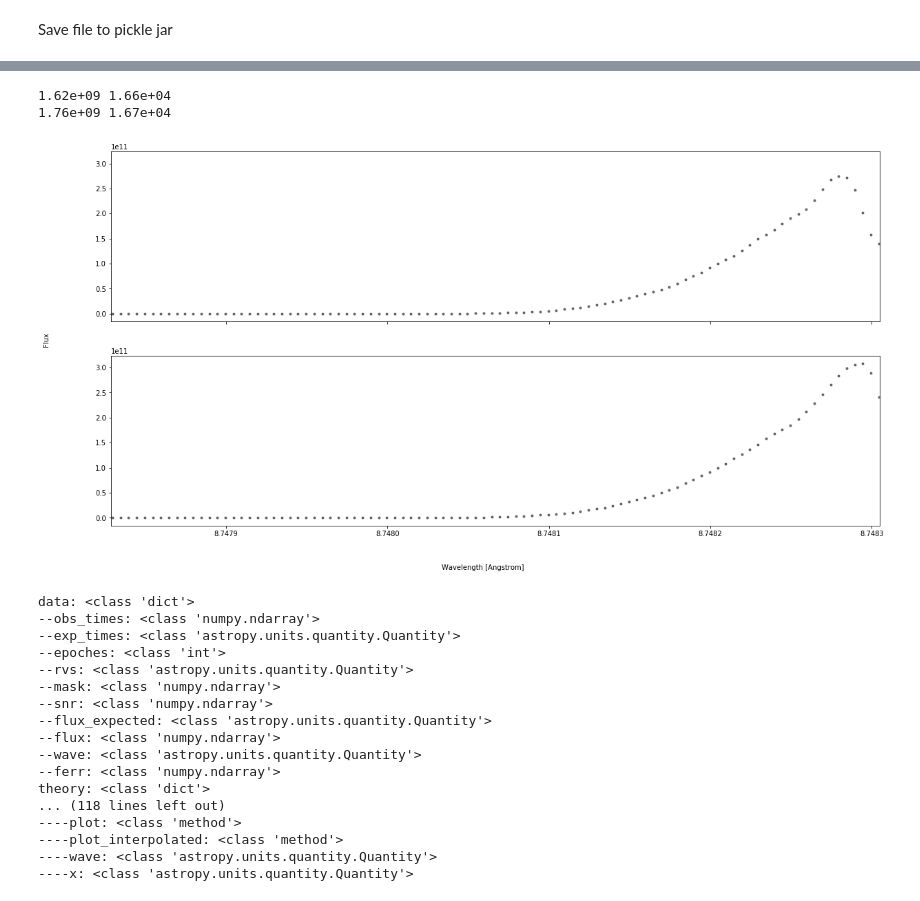
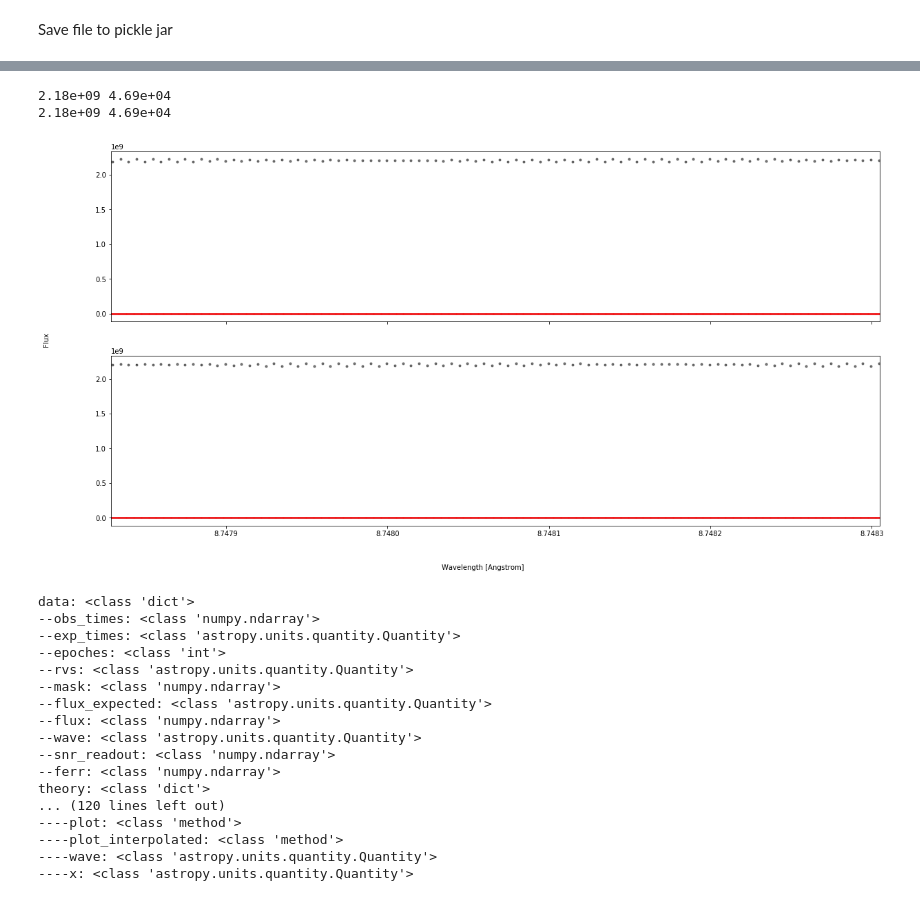
Before and after one commit to mdd423/WobbleSim, a Jupyter notebook: notebooks/00-intro.ipynb, the cells around one changed output, grey strips where cells are left out. Saved outputs shown, nothing was run; the diff lists cells and outputs as text; code cells hidden in the pictures.

```diff
--- a/notebooks/00-intro.ipynb
+++ b/notebooks/00-intro.ipynb
@@ -53,7 +63,7 @@ tend   = tstart + 180 * u.day
 night_grid = simulacra.star.get_night_grid(loc,tstart,tend,steps_per_night=5)
 possible_times, airmass = simulacra.star.get_realistic_times(target,loc,night_grid)
 # %%
-epoches = 2
+epoches = 3
 # %% [markdown]
 Now we selected some random sample of these to observe at and the airmasses at those times
 # %%
@@ -105,11 +115,13 @@ read_noise   = 1
 ccd_eff      = 0.99
 through_put  = 0.05
 
+gamma = 1.0
+
 delta_x = spacing_from_res(2*resolution)
 x_grid = np.arange(np.log(wave_min.to(u.Angstrom).value),np.log(wave_max.to(u.Angstrom).value),delta_x)
 wave_grid = np.exp(x_grid) * u.Angstrom
 
-detector = Detector(stellar_model,resolution,loc,area,wave_grid,dark_current,read_noise,ccd_eff,through_put,epsilon=0.01,w=1.5)
+detector = Detector(stellar_model,resolution,loc,area,wave_grid,dark_current,read_noise,ccd_eff,through_put,gamma=gamma,epsilon=0.01,w=1.5)
 # %%
 detector.add_model(tellurics_model)
 # %% [output]
@@ -189,29 +201,29 @@ def normalize(y,yerr,sigma):
 # %%
 sigma = 200
 n_plots = 2
 plt_unit = u.Angstrom
 sort_times = np.argsort(obs_times)
 fig, axes = plt.subplots(n_plots,figsize=(20,5 * n_plots),sharex=True,sharey=True)
 
 fig.text(0.5, 0.04, 'Wavelength [{}]'.format(plt_unit), ha='center', va='center')
 fig.text(0.06, 0.5, 'Flux', ha='center', va='center', rotation='vertical')
 for i in range(n_plots):
     axes[i].set_xlim(np.log(6297),np.log(6300))
 #     axes[i].set_ylim(-1.2,1.2)
     print('{:3.2e}'.format(np.mean(data['data']['flux'][i,:])),'{:3.2e}'.format(np.mean(data['data']['ferr'][i,:])))
     axes[i].errorbar(np.log(data['data']['wave'].to(u.Angstrom).value),data['data']['flux'][i,:],yerr=data['data']['ferr'][i,:],fmt='.k',alpha=0.5)
 #     data.plot_data(axes[i],sort_times[i],xy='x',units=plt_unit)
-#     data.plot_tellurics(axes[i],sort_times[i],xy='x',units=plt_unit)#,normalize=normalize,nargs=[sigma]
-#     data.plot_gas(axes[i],sort_times[i],xy='x',units=plt_unit)
-#     data.plot_theory(axes[i],sort_times[i],xy='x',units=plt_unit)
-#     data.plot_lsf(axes[i],sort_times[i],xy='x',units=plt_unit)
-#     data.plot_star(axes[i],sort_times[i],xy='x',units=plt_unit)
+    data.plot_tellurics(axes[i],sort_times[i],xy='x',units=plt_unit)#,normalize=normalize,nargs=[sigma]
+    data.plot_gas(axes[i],sort_times[i],xy='x',units=plt_unit)
+    data.plot_theory(axes[i],sort_times[i],xy='x',units=plt_unit)
+    data.plot_lsf(axes[i],sort_times[i],xy='x',units=plt_unit)
+    data.plot_star(axes[i],sort_times[i],xy='x',units=plt_unit)
 # plt.savefig('out/datatest5.png')
 plt.show()
 # %% [output]
-1.62e+09 1.66e+04
-1.76e+09 1.67e+04
+2.18e+09 4.69e+04
+2.18e+09 4.69e+04
-[figure, old version]
+[figure, new version]
 # %%
 from simulacra.dataset import print_keys
 print_keys(data)
@@ -222,13 +234,13 @@ data: <class 'dict'>
 --epoches: <class 'int'>
 --rvs: <class 'astropy.units.quantity.Quantity'>
 --mask: <class 'numpy.ndarray'>
---snr: <class 'numpy.ndarray'>
 --flux_expected: <class 'astropy.units.quantity.Quantity'>
 --flux: <class 'numpy.ndarray'>
 --wave: <class 'astropy.units.quantity.Quantity'>
+--snr_readout: <class 'numpy.ndarray'>
 --ferr: <class 'numpy.ndarray'>
 theory: <class 'dict'>
-... (118 lines left out)
+... (120 lines left out)
 ----plot: <class 'method'>
 ----plot_interpolated: <class 'method'>
 ----wave: <class 'astropy.units.quantity.Quantity'>
```
Also changed, not shown: parts of 9 cells of this notebook.
